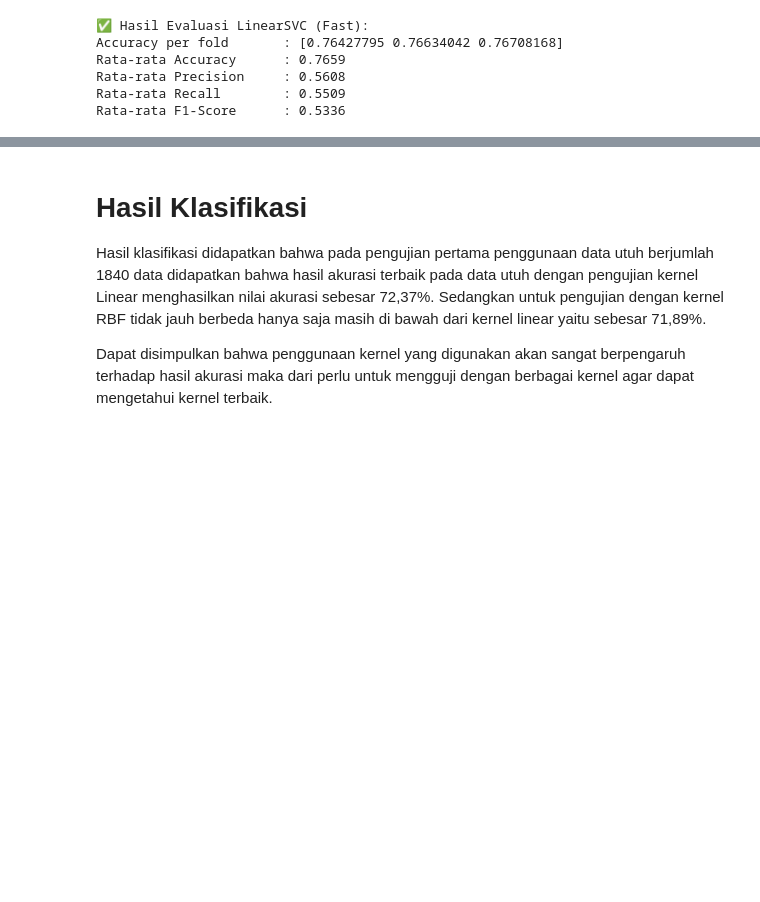
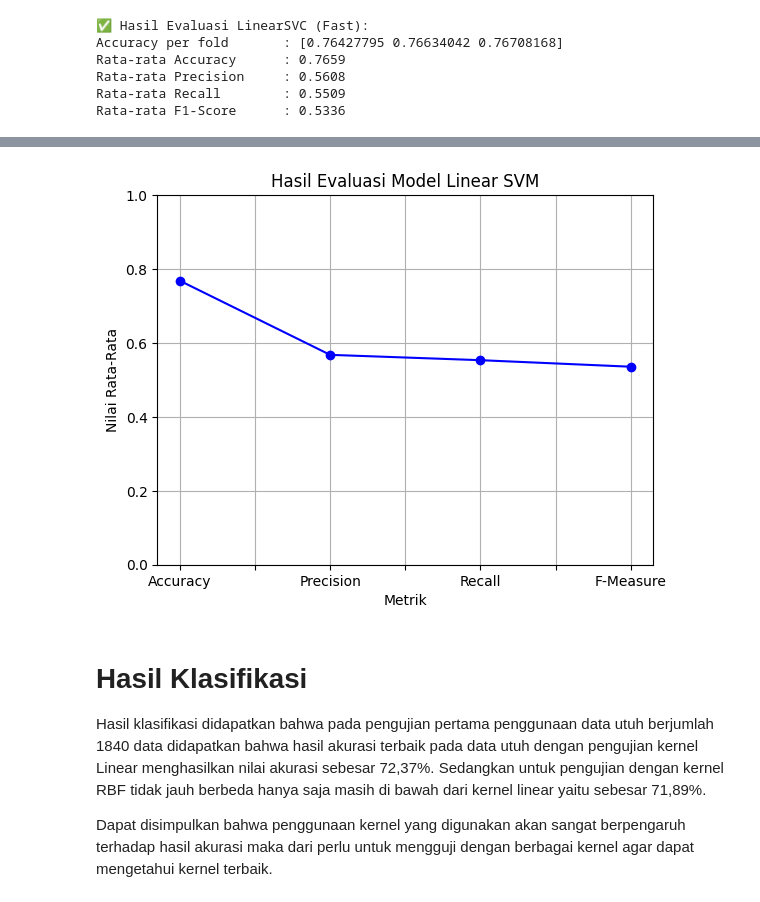
Before and after one commit to AchmadLutfi196/23059-datamining, a Jupyter notebook: Analisis_Sentimen_Ulasan_Tiktok_Dengan_SVM.ipynb, the cells around one changed output, grey strips where cells are left out. Cells and saved outputs as stored; diff of their text form; code cells hidden in the pictures; blank space fills up the shorter version.

```diff
--- a/Analisis_Sentimen_Ulasan_Tiktok_Dengan_SVM.ipynb
+++ b/Analisis_Sentimen_Ulasan_Tiktok_Dengan_SVM.ipynb
@@ -510,22 +539,24 @@ print('Hasil Rata - Rata F-Measure : %s' % f_score_linear.mean())
 # %%
 import matplotlib.pyplot as plt
 import pandas as pd
 
-# Data evaluasi yang ingin diplot
-scores = {
-    'Accuracy': acc_score_rbf.mean(),
-    'Precision': pre_score_rbf.mean(),
-    'Recall': rec_score_rbf.mean(),
-    'F-Measure': f_score_rbf.mean()
+# Ambil skor dari cross_validate
+scores_plot = {
+    'Accuracy': scores['test_accuracy'].mean(),
+    'Precision': scores['test_precision_macro'].mean(),
+    'Recall': scores['test_recall_macro'].mean(),
+    'F-Measure': scores['test_f1_macro'].mean()
 }
 
-# Membuat DataFrame dari data evaluasi
-eval_df = pd.DataFrame.from_dict(scores, orient='index', columns=['Score'])
+# Buat DataFrame dan plot
+eval_df = pd.DataFrame.from_dict(scores_plot, orient='index', columns=['Score'])
 
-# Plot grafik garis Linear
-eval_df['Score'].plot(kind='line', marker='o', color='blue')  # Grafik garis dengan penanda titik biru
-plt.title('Hasil Evaluasi Model RBF')
+eval_df['Score'].plot(kind='line', marker='o', color='blue')
+plt.title('Hasil Evaluasi Model Linear SVM')
 plt.xlabel('Metrik')
 plt.ylabel('Nilai Rata-Rata')
-plt.grid(True)  # Menambahkan grid
+plt.ylim(0, 1)
+plt.grid(True)
 plt.show()
+# %% [output]
+[figure, added]
```
Also changed, not shown: parts of 8 cells of this notebook.
